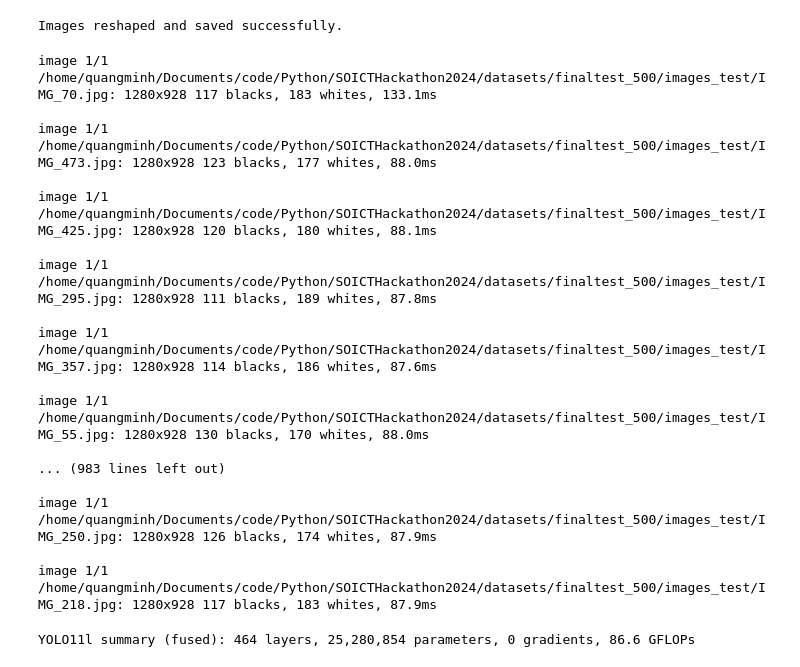
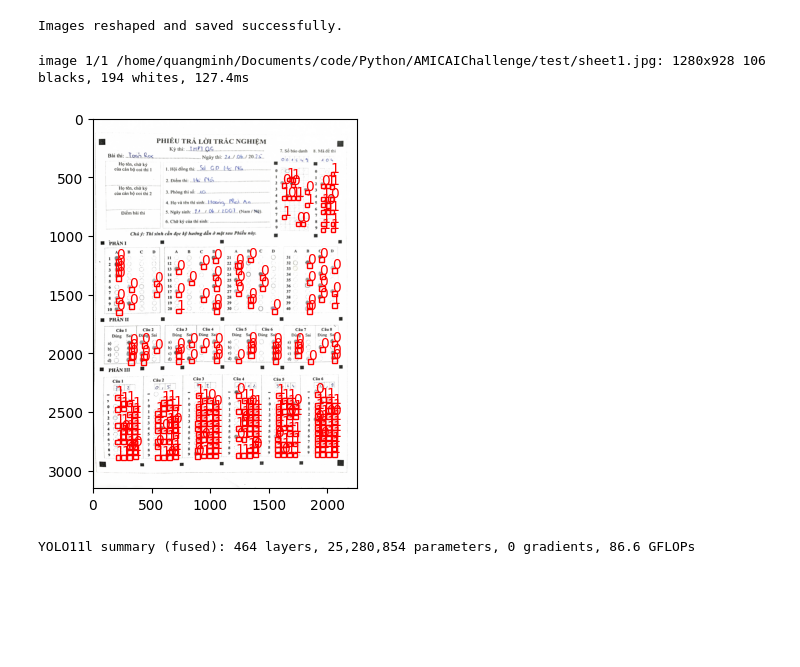
Before and after one commit to cssi87m/AutogradeModelling, a Jupyter notebook: infer.ipynb, the cells around one changed output. Drawn from its saved outputs; the diff is of its cells as text; code cells hidden in the pictures; blank space fills up the shorter version.

```diff
--- a/infer.ipynb
+++ b/infer.ipynb
@@ -79,8 +79,8 @@ from tqdm.auto import tqdm
 from ultralytics import YOLO
 import os
 model = YOLO('models/best_yolo11l_noadding.pt')
-dataset_dir = 'datasets/finaltest_500/images_test'
-out_dir = 'datasets/finaltest_500/labels'
+dataset_dir = 'test'
+out_dir = 'test'
 if not os.path.exists(out_dir):
     os.makedirs(out_dir)
 for img in tqdm(os.listdir(dataset_dir)):
@@ -108,23 +108,53 @@ for img in tqdm(os.listdir(dataset_dir)):
             f.write("%s\n" % item)
         # f.write(f'angle_diff {angle_diff}\n')
 # %% [output]
-image 1/1 /home/quangminh/Documents/code/Python/SOICTHackathon2024/datasets/finaltest_500/images_test/IMG_70.jpg: 1280x928 117 blacks, 183 whites, 133.1ms
-
-image 1/1 /home/quangminh/Documents/code/Python/SOICTHackathon2024/datasets/finaltest_500/images_test/IMG_473.jpg: 1280x928 123 blacks, 177 whites, 88.0ms
-
-image 1/1 /home/quangminh/Documents/code/Python/SOICTHackathon2024/datasets/finaltest_500/images_test/IMG_425.jpg: 1280x928 120 blacks, 180 whites, 88.1ms
-
-image 1/1 /home/quangminh/Documents/code/Python/SOICTHackathon2024/datasets/finaltest_500/images_test/IMG_295.jpg: 1280x928 111 blacks, 189 whites, 87.8ms
-
-image 1/1 /home/quangminh/Documents/code/Python/SOICTHackathon2024/datasets/finaltest_500/images_test/IMG_357.jpg: 1280x928 114 blacks, 186 whites, 87.6ms
-
-image 1/1 /home/quangminh/Documents/code/Python/SOICTHackathon2024/datasets/finaltest_500/images_test/IMG_55.jpg: 1280x928 130 blacks, 170 whites, 88.0ms
-
-... (983 lines left out)
-
-image 1/1 /home/quangminh/Documents/code/Python/SOICTHackathon2024/datasets/finaltest_500/images_test/IMG_250.jpg: 1280x928 126 blacks, 174 whites, 87.9ms
-
-image 1/1 /home/quangminh/Documents/code/Python/SOICTHackathon2024/datasets/finaltest_500/images_test/IMG_218.jpg: 1280x928 117 blacks, 183 whites, 87.9ms
+image 1/1 /home/quangminh/Documents/code/Python/AMICAIChallenge/test/sheet1.jpg: 1280x928 106 blacks, 194 whites, 127.4ms
+# %%
+import matplotlib.pyplot as plt
+
+# Path to the testing image
+image_path = 'test/sheet1.jpg'
+
+# Path to the .txt file containing the coordinates
+txt_file_path = 'test/sheet1.txt'
+
+# Load the image
+image = plt.imread(image_path)
+
+# Create a figure and axis
+fig, ax = plt.subplots()
+
+# Display the image
+ax.imshow(image)
+
+# Read the coordinates from the .txt file
+with open(txt_file_path, 'r') as f:
+    lines = f.readlines()
+
+for line in lines:
+    line = line.strip().split()
+    class_label = line[0]
+    x, y, width, height = map(float, line[1:])
+
+    # Convert the coordinates to pixel values
+    x_pixel = x * image.shape[1]
+    y_pixel = y * image.shape[0]
+    width_pixel = width * image.shape[1]
+    height_pixel = height * image.shape[0]
+
+    # Create a rectangle patch
+    rect = plt.Rectangle((x_pixel, y_pixel), width_pixel, height_pixel, edgecolor='r', facecolor='none')
+
+    # Add the rectangle patch to the axis
+    ax.add_patch(rect)
+
+    # Add a label to the rectangle
+    ax.text(x_pixel, y_pixel, class_label, color='r')
+
+# Show the image with the bounding boxes
+plt.show()
+# %% [output]
+[figure, added]
 # %%
 model.info()
 # %% [output]
```
Also changed, not shown: parts of 3 cells of this notebook, 6 other files.
